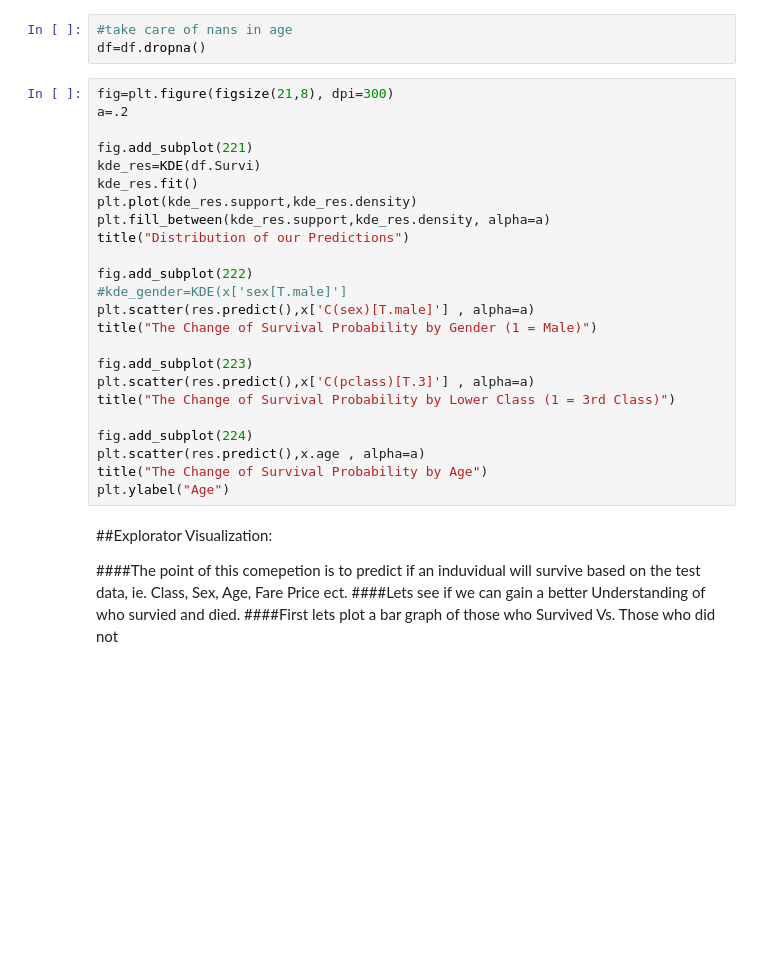
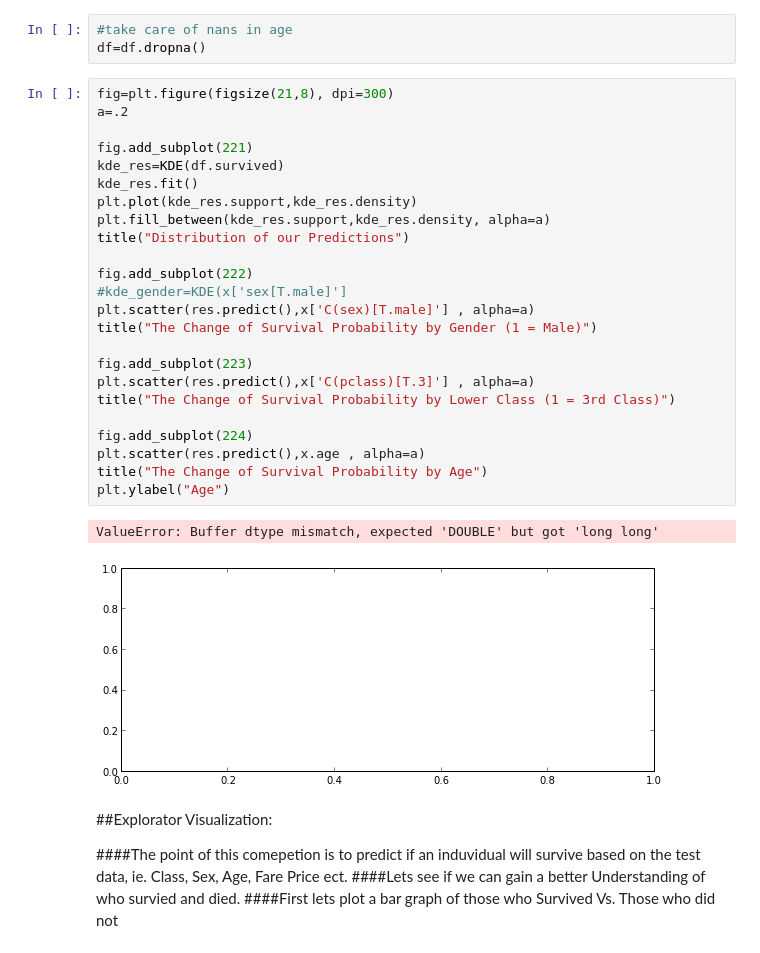
Before and after one commit to agconti/kaggle-titanic, a Jupyter notebook: Titanic.ipynb, the cells around one changed output. Cells and saved outputs as stored; diff of their text form; blank space fills up the shorter version.

```diff
--- a/Titanic.ipynb
+++ b/Titanic.ipynb
@@ -77,27 +92,30 @@ df=df.dropna()
 # %%
 fig=plt.figure(figsize(21,8), dpi=300)
 a=.2
 
 fig.add_subplot(221)
-kde_res=KDE(df.Survi)
+kde_res=KDE(df.survived)
 kde_res.fit()
 plt.plot(kde_res.support,kde_res.density)
 plt.fill_between(kde_res.support,kde_res.density, alpha=a)
 title("Distribution of our Predictions")
 
 fig.add_subplot(222)
 #kde_gender=KDE(x['sex[T.male]']
 plt.scatter(res.predict(),x['C(sex)[T.male]'] , alpha=a)
 title("The Change of Survival Probability by Gender (1 = Male)")
 
 fig.add_subplot(223)
 plt.scatter(res.predict(),x['C(pclass)[T.3]'] , alpha=a)
 title("The Change of Survival Probability by Lower Class (1 = 3rd Class)")
 
 fig.add_subplot(224)
 plt.scatter(res.predict(),x.age , alpha=a)
 title("The Change of Survival Probability by Age")
 plt.ylabel("Age")
+# %% [output]
+ValueError: Buffer dtype mismatch, expected 'DOUBLE' but got 'long long'
+[figure, added]
 # %% [markdown]
 ##Explorator Visualization:
 
```
Also changed, not shown: parts of 10 cells of this notebook.
